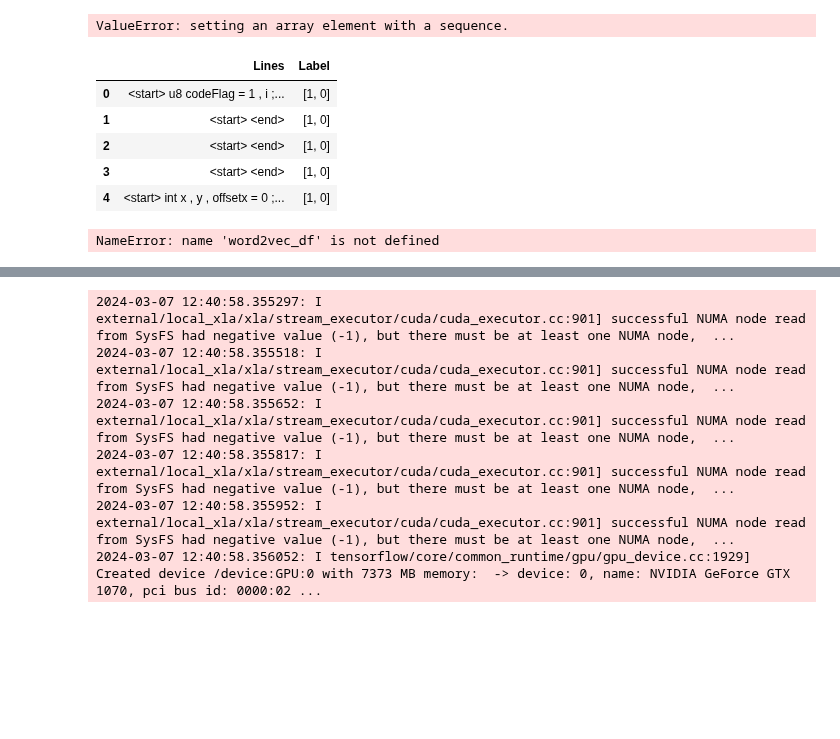
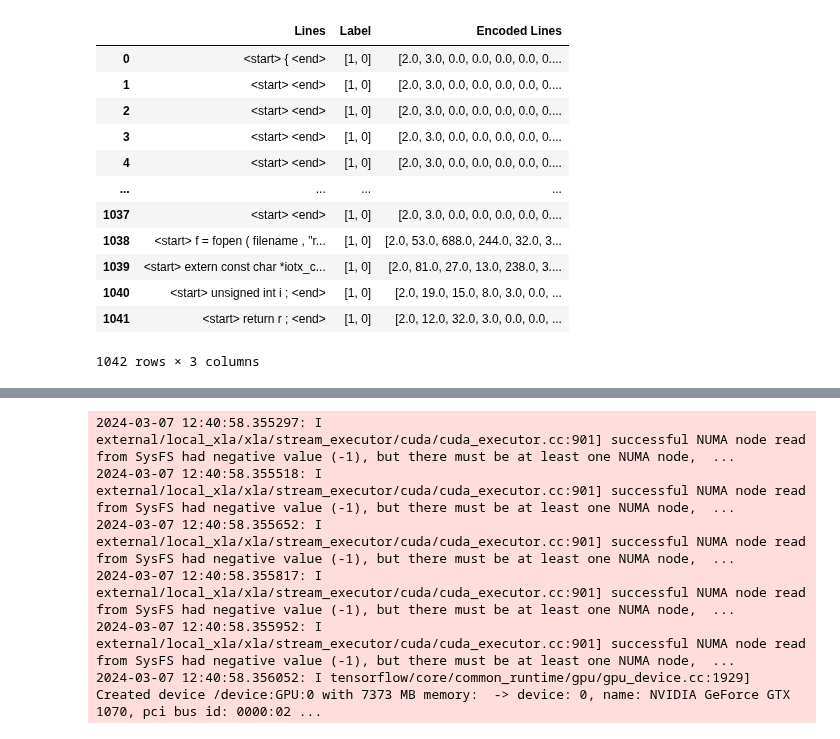
Before and after one commit to sakshmenon/Faulthunter-new-approach, a Jupyter notebook: Scripts/vec_playground.ipynb, the cells around one changed output, grey strips where cells are left out. Drawn from its saved outputs; the diff is of its cells as text; code cells hidden in the pictures; blank space fills up the shorter version.

```diff
--- a/Scripts/vec_playground.ipynb
+++ b/Scripts/vec_playground.ipynb
@@ -39,5 +31,6 @@ Use `tf.config.list_physical_devices('GPU')` instead.
 original_df = dataframe_init(gpu_token)
 vectors = vec_split(original_df)
 # %%
-encoded_training_df = word2vec_init(vectors[0],gpu_token)
+word2vec_init(vectors[0],gpu_token)
+word2vec_init(vectors[1],gpu_token)
 # %% [output]
@@ -61,15 +41,13 @@ See the caveats in the documentation: https://pandas.pydata.org/pandas-docs/stab
+|  | Lines | Label | Encoded Lines |
+| 0 | <start> { <end> | [1, 0] | [2.0, 3.0, 0.0, 0.0, 0.0, 0.0, 0.... |
+| 1 | <start> <end> | [1, 0] | [2.0, 3.0, 0.0, 0.0, 0.0, 0.0, 0.... |
+| 2 | <start> <end> | [1, 0] | [2.0, 3.0, 0.0, 0.0, 0.0, 0.0, 0.... |
+| 3 | <start> <end> | [1, 0] | [2.0, 3.0, 0.0, 0.0, 0.0, 0.0, 0.... |
+| 4 | <start> <end> | [1, 0] | [2.0, 3.0, 0.0, 0.0, 0.0, 0.0, 0.... |
+| ... | ... | ... | ... |
+| 1037 | <start> <end> | [1, 0] | [2.0, 3.0, 0.0, 0.0, 0.0, 0.0, 0.... |
+| 1038 | <start> f = fopen ( filename , "r... | [1, 0] | [2.0, 53.0, 688.0, 244.0, 32.0, 3... |
+| 1039 | <start> extern const char *iotx_c... | [1, 0] | [2.0, 81.0, 27.0, 13.0, 238.0, 3.... |
+| 1040 | <start> unsigned int i ; <end> | [1, 0] | [2.0, 19.0, 15.0, 8.0, 3.0, 0.0, ... |
+| 1041 | <start> return r ; <end> | [1, 0] | [2.0, 12.0, 32.0, 3.0, 0.0, 0.0, ... |
-ValueError: setting an array element with a sequence.
+1042 rows × 3 columns
-# %%
-encoded_training_df.head()
-# %% [output]
-|  | Lines | Label |
-| 0 | <start> u8 codeFlag = 1 , i ;... | [1, 0] |
-| 1 | <start> <end> | [1, 0] |
-| 2 | <start> <end> | [1, 0] |
-| 3 | <start> <end> | [1, 0] |
-| 4 | <start> int x , y , offsetx = 0 ;... | [1, 0] |
-# %%
-vectors = vec_split(word2vec_df)
-tensors = tensor_gen(vectors)
-# %% [output]
-NameError: name 'word2vec_df' is not defined
```
Also changed, not shown: parts of 9 cells of this notebook, 3 other files.
